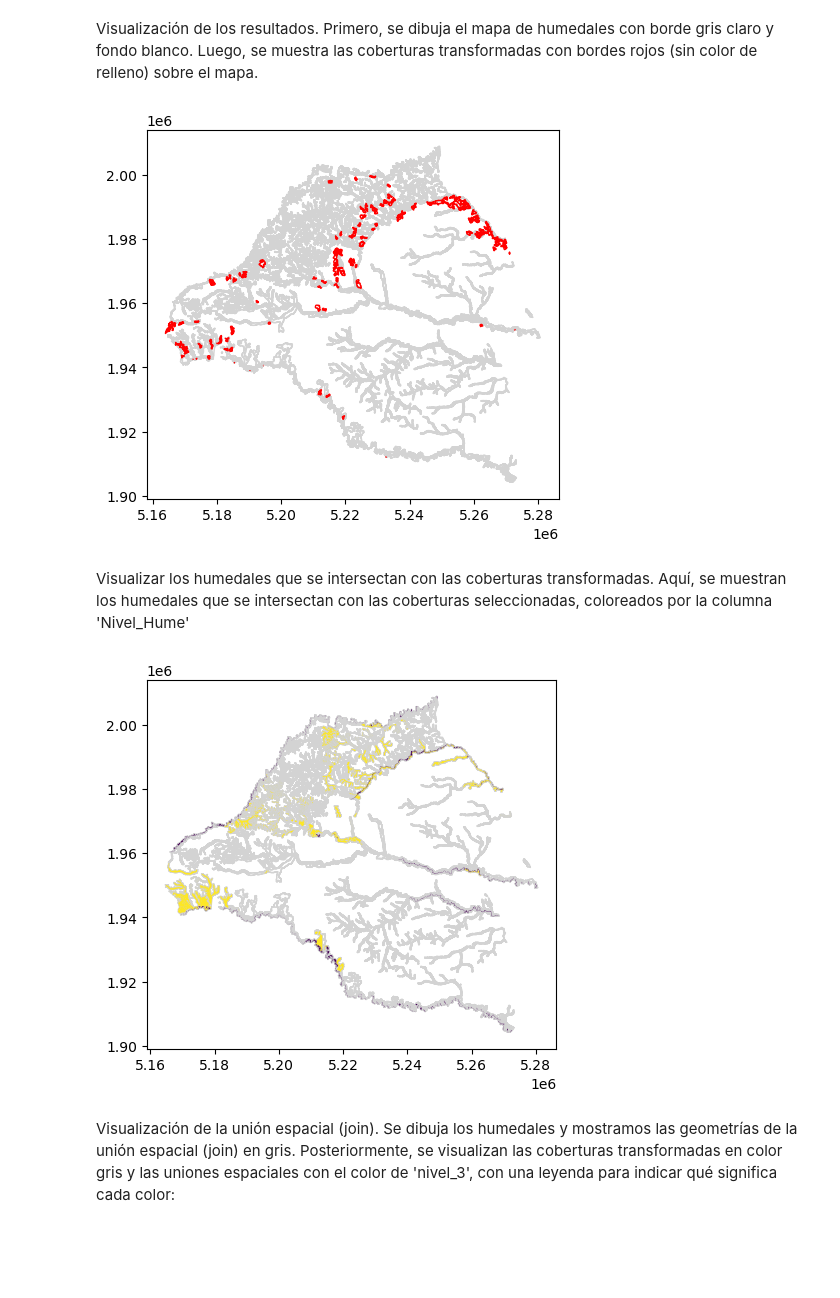
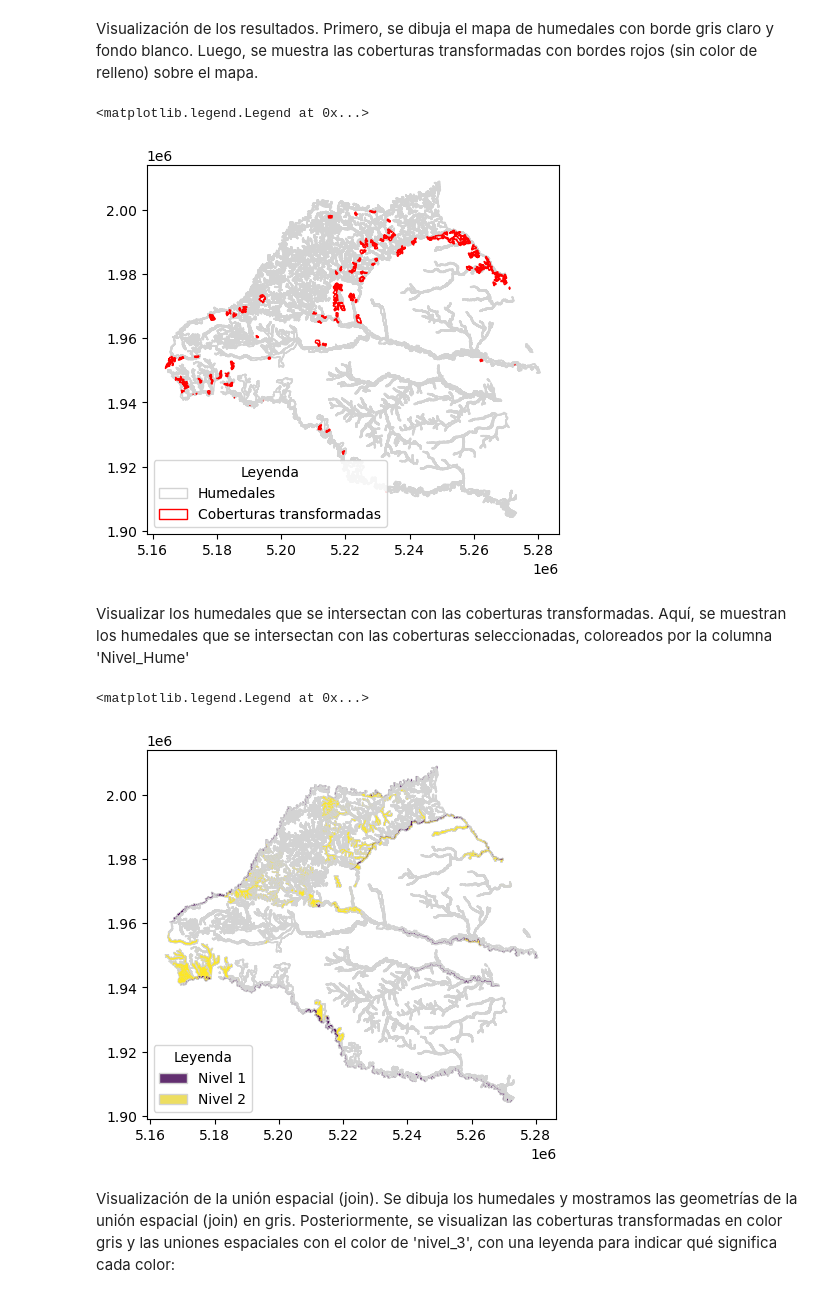
Before and after one commit to Lmfernanda/Workshop_2_Attribute_and_Spatial_Data_Operations, a Jupyter notebook: Workshop.ipynb, the cells around one changed output. Cells and saved outputs as stored; diff of their text form; code cells hidden in the pictures; blank space fills up the shorter version.

```diff
--- a/Workshop.ipynb
+++ b/Workshop.ipynb
@@ -523,15 +612,35 @@ Visualización de los resultados. Primero, se dibuja el mapa de humedales con bo
 # %%
 base = humedales.plot(color='white', edgecolor='lightgrey')
 coberturas_transformadas.plot(ax=base, color='None', edgecolor='red');
+
+# Crear los handles para la leyenda
+handles = [
+    Patch(facecolor='white', edgecolor='lightgrey', label='Humedales'),
+    Patch(facecolor='white', edgecolor='red', label='Coberturas transformadas')
+]
+
+# Agregar la leyenda
+plt.legend(handles=handles, title="Leyenda", loc='lower left')
 # %% [output]
+<matplotlib.legend.Legend at 0x...>
-[figure, old version]
+[figure, new version]
 # %% [markdown]
 Visualizar los humedales que se intersectan con las coberturas transformadas. Aquí, se muestran los humedales que se intersectan con las coberturas seleccionadas, coloreados por la columna 'Nivel_Hume'
 # %%
 base = humedales.plot(color='white', edgecolor='lightgrey')
 humedales_x_coberturas.plot(ax=base, column='Nivel_Hume');
+
+# Crear los handles para la leyenda
+handles = [
+    Patch(facecolor='#622f70', edgecolor='lightgrey', label='Nivel 1'),
+    Patch(facecolor='#edde61', edgecolor='lightgrey', label='Nivel 2')
+]
+
+# Agregar la leyenda
+plt.legend(handles=handles, title="Leyenda", loc='lower left')
 # %% [output]
+<matplotlib.legend.Legend at 0x...>
-[figure, old version]
+[figure, new version]
 # %% [markdown]
 Visualización de la unión espacial (join). Se dibuja los humedales y mostramos las geometrías de la unión espacial (join) en gris. Posteriormente, se visualizan las coberturas transformadas en color gris y las uniones espaciales con el color de 'nivel_3', con una leyenda para indicar qué significa cada color:
 # %%
```
Also changed, not shown: parts of 11 cells of this notebook.
